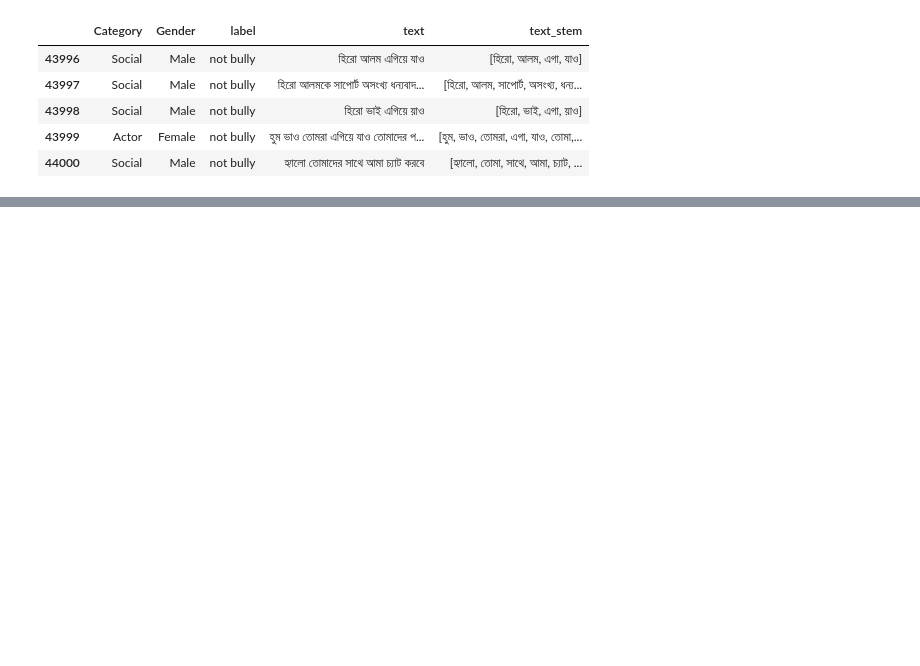
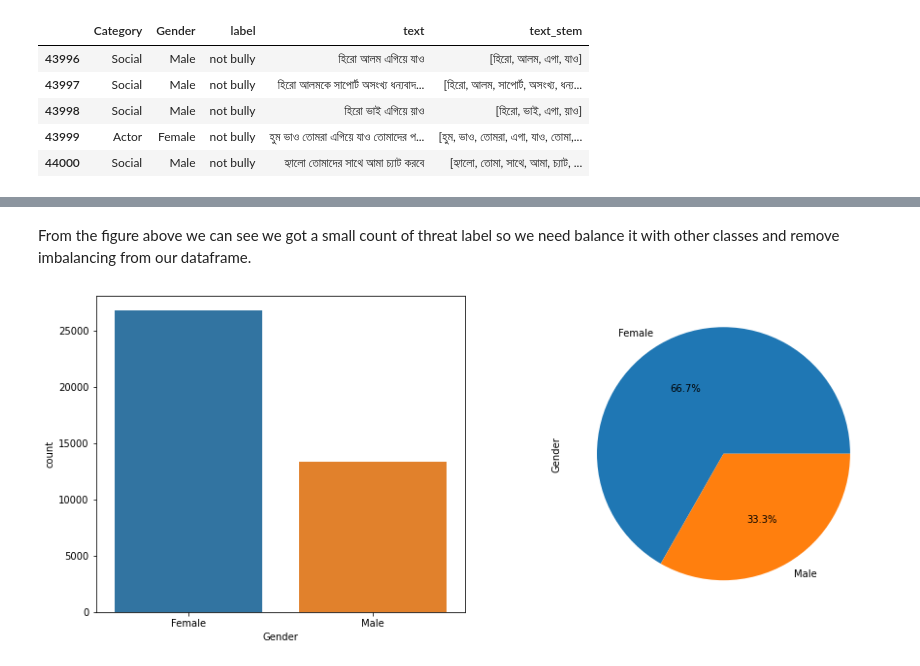
Before and after one commit to rezaul-h/Multi-class-sentiment-analysis-on-bangali-language-, a Jupyter notebook: preprocess.ipynb, the cells around one changed output, grey strips where cells are left out. Drawn from its saved outputs; the diff is of its cells as text; code cells hidden in the pictures; blank space fills up the shorter version.

```diff
--- a/preprocess.ipynb
+++ b/preprocess.ipynb
@@ -274,0 +322,9 @@ df=df[df['tokenized_text'].map(len) < 30]
+# %% [markdown]
+From the figure above we can see we got a small count of threat label so we need balance it with other classes and remove imbalancing from our dataframe.
+# %%
+#countplot and piechart for label column
+fig, ax=plt.subplots(1,2,figsize=(15,6))
+_ = sns.countplot(x='Gender', data=df1, ax=ax[0])
+_ = df1['Gender'].value_counts().plot.pie(autopct="%1.1f%%", ax=ax[1])
+# %% [output]
+[figure, added]
```
Also changed, not shown: parts of 14 cells of this notebook.
